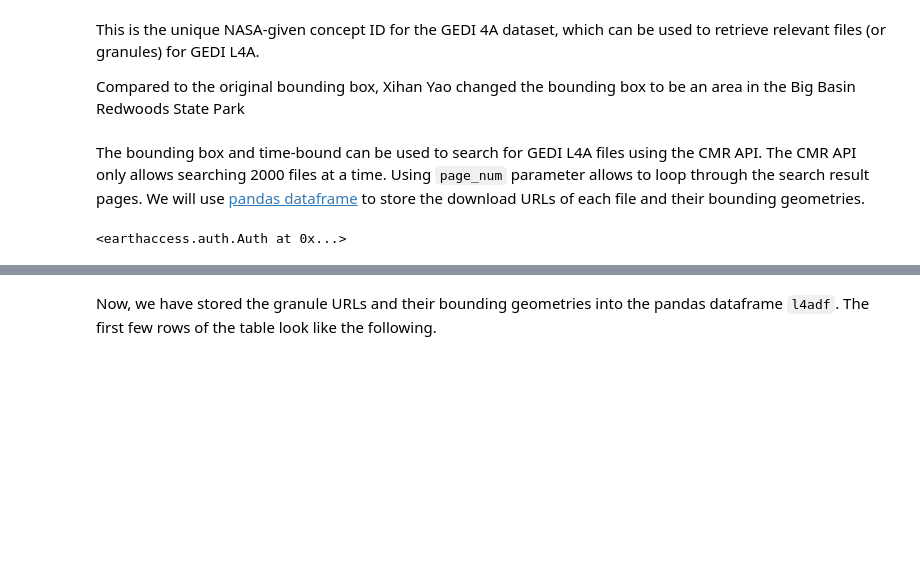
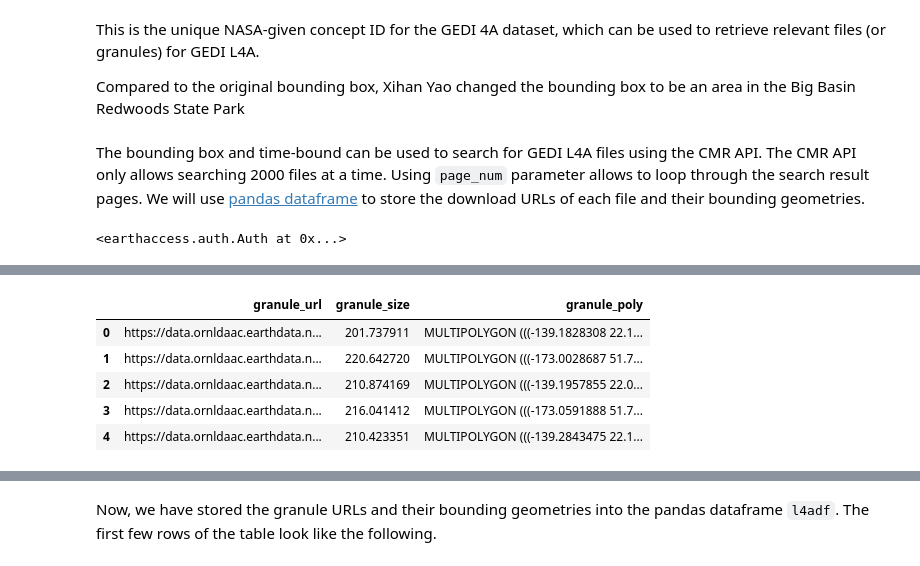
Before and after one commit to xyaoaf/gedi_tutorials, a Jupyter notebook: 1_gedi_l4a_search_download.ipynb, the cells around one changed output, grey strips where cells are left out. Cells and saved outputs as stored; diff of their text form; code cells hidden in the pictures; blank space fills up the shorter version.

```diff
--- a/1_gedi_l4a_search_download.ipynb
+++ b/1_gedi_l4a_search_download.ipynb
@@ -56,8 +60,8 @@ boundBrazil = (-73.9872354804, -33.7683777809, -34.7299934555, 5.24448639569)
 boundRedwood = ( -122.40, 37.35, -122.35, 37.40)
 
 # time bound
-start_date = dt.datetime(2021, 7, 1) # specify your own start date
-end_date = dt.datetime(2021, 7, 31)  # specify your end start date
+start_date = dt.datetime(2019, 7, 1) # specify your own start date
+end_date = dt.datetime(2021, 12, 31)  # specify your end start date
 # %% [markdown]
 The bounding box and time-bound can be used to search for GEDI L4A files using the CMR API. The CMR API only allows searching 2000 files at a time. Using `page_num` parameter allows to loop through the search result pages. We will use [pandas dataframe](https://pandas.pydata.org/) to store the download URLs of each file and their bounding geometries.
 # %%
@@ -160,3 +168,12 @@ Data: ['https://data.ornldaac.earthdata.nasa.gov/protected/gedi/GEDI_L4A_AGB_Den
+# %%
+l4adf2.head()
+# %% [output]
+|  | granule_url | granule_size | granule_poly |
+| 0 | https://data.ornldaac.earthdata.n... | 201.737911 | MULTIPOLYGON (((-139.1828308 22.1... |
+| 1 | https://data.ornldaac.earthdata.n... | 220.642720 | MULTIPOLYGON (((-173.0028687 51.7... |
+| 2 | https://data.ornldaac.earthdata.n... | 210.874169 | MULTIPOLYGON (((-139.1957855 22.0... |
+| 3 | https://data.ornldaac.earthdata.n... | 216.041412 | MULTIPOLYGON (((-173.0591888 51.7... |
+| 4 | https://data.ornldaac.earthdata.n... | 210.423351 | MULTIPOLYGON (((-139.2843475 22.1... |
 # %%
 # the collection is cloud hosted, but we can access it out of AWS with the regular HTTPS URL
 l4adf[0].data_links(access="out_of_region")
```
Also changed, not shown: parts of 16 cells of this notebook, 11 other files.
